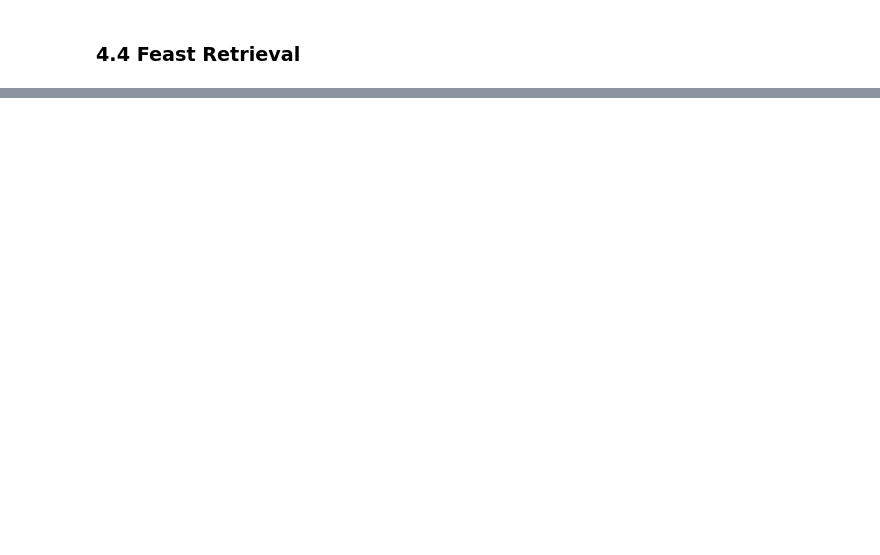
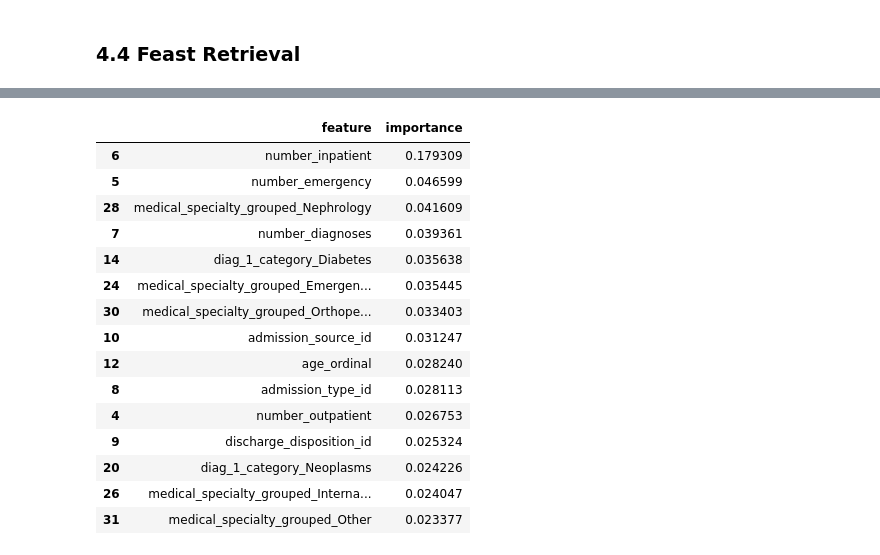
Before and after one commit to enels-uchi/ml-ops-final-group-3, a Jupyter notebook: notebooks/final-group3-en.ipynb, the cells around one changed output, grey strips where cells are left out. Saved outputs shown, nothing was run; the diff lists cells and outputs as text; code cells hidden in the pictures; blank space fills up the shorter version.

```diff
--- a/notebooks/final-group3-en.ipynb
+++ b/notebooks/final-group3-en.ipynb
@@ -745,0 +767,4 @@ Retrieved shape: (69987, 19)
+# %%
+# Config
+RANDOM_STATE = 42
+TEST_SIZE = 0.2
@@ -745,0 +846,25 @@ Retrieved shape: (69987, 19)
+# %%
+# Feature Importance
+importance_df = pd.DataFrame({
+    'feature': X_train.columns,
+    'importance': model_baseline.feature_importances_
+}).sort_values('importance', ascending=False)
+
+importance_df.head(15)
+# %% [output]
+|  | feature | importance |
+| 6 | number_inpatient | 0.179309 |
+| 5 | number_emergency | 0.046599 |
+| 28 | medical_specialty_grouped_Nephrology | 0.041609 |
+| 7 | number_diagnoses | 0.039361 |
+| 14 | diag_1_category_Diabetes | 0.035638 |
+| 24 | medical_specialty_grouped_Emergen... | 0.035445 |
+| 30 | medical_specialty_grouped_Orthope... | 0.033403 |
+| 10 | admission_source_id | 0.031247 |
+| 12 | age_ordinal | 0.028240 |
+| 8 | admission_type_id | 0.028113 |
+| 4 | number_outpatient | 0.026753 |
+| 9 | discharge_disposition_id | 0.025324 |
+| 20 | diag_1_category_Neoplasms | 0.024226 |
+| 26 | medical_specialty_grouped_Interna... | 0.024047 |
+| 31 | medical_specialty_grouped_Other | 0.023377 |
```
Also changed, not shown: parts of 15 cells of this notebook, 5 other files.
